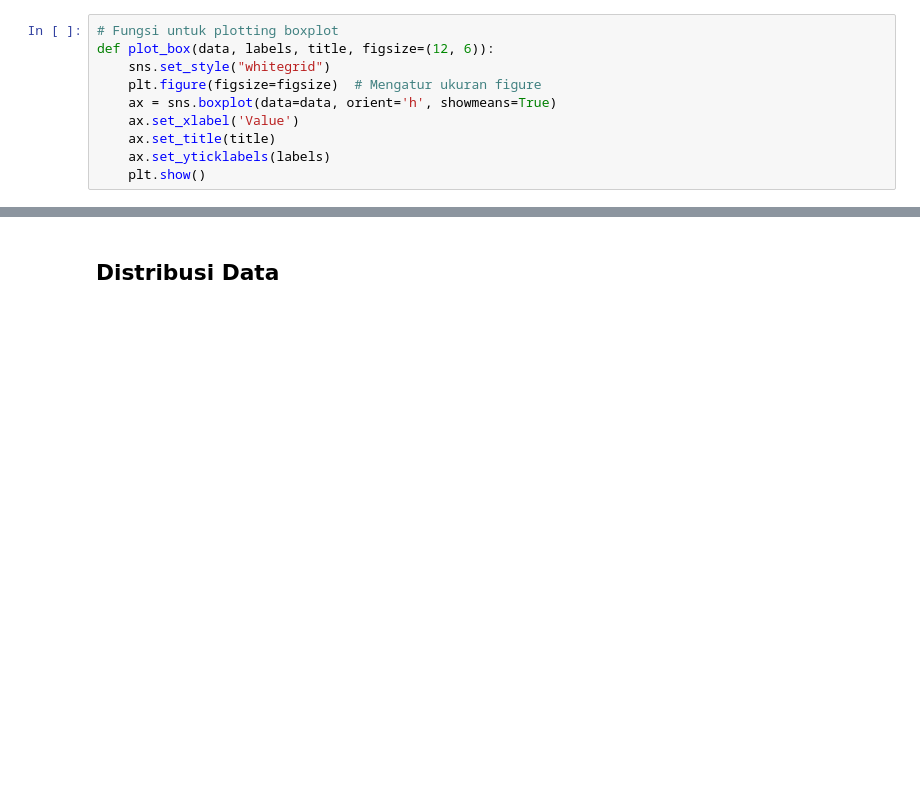
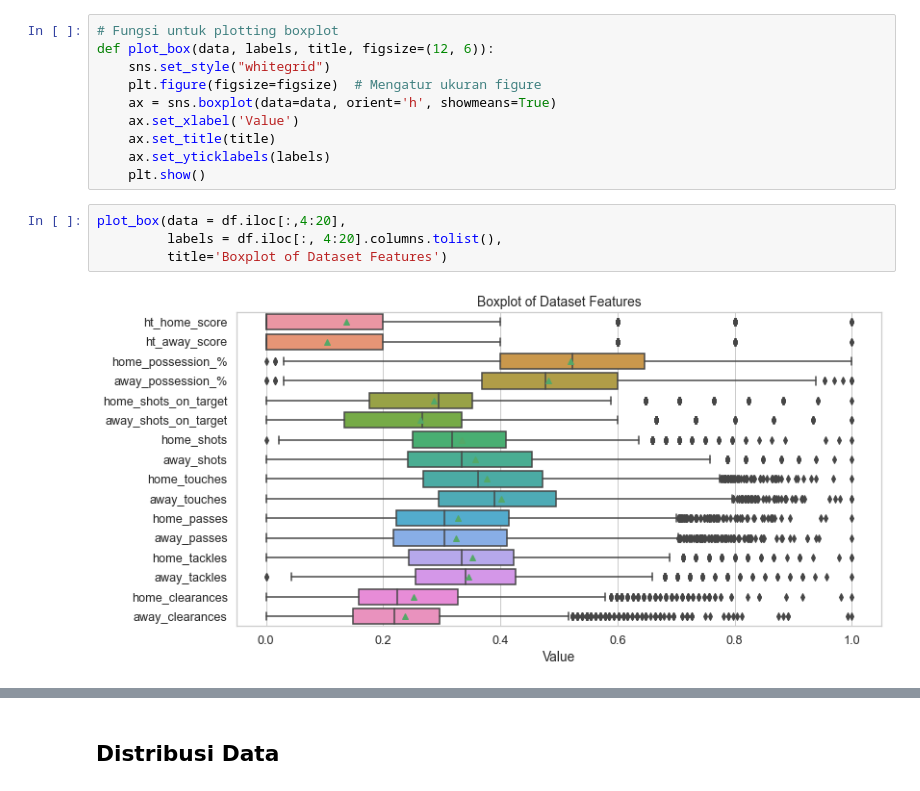
Before and after one commit to TheOX027/Premier-League-2022-2023-Streamlit-App, a Jupyter notebook: predict_matches_4.ipynb, the cells around one changed output, grey strips where cells are left out. Drawn from its saved outputs; the diff is of its cells as text; blank space fills up the shorter version.

```diff
--- a/predict_matches_4.ipynb
+++ b/predict_matches_4.ipynb
@@ -315,3 +480,9 @@ def plot_box(data, labels, title, figsize=(12, 6)):
     ax.set_title(title)
     ax.set_yticklabels(labels)
     plt.show()
+# %%
+plot_box(data = df.iloc[:,4:20],
+         labels = df.iloc[:, 4:20].columns.tolist(),
+         title='Boxplot of Dataset Features')
+# %% [output]
+[figure, added]
```
Also changed, not shown: parts of 31 cells of this notebook.
